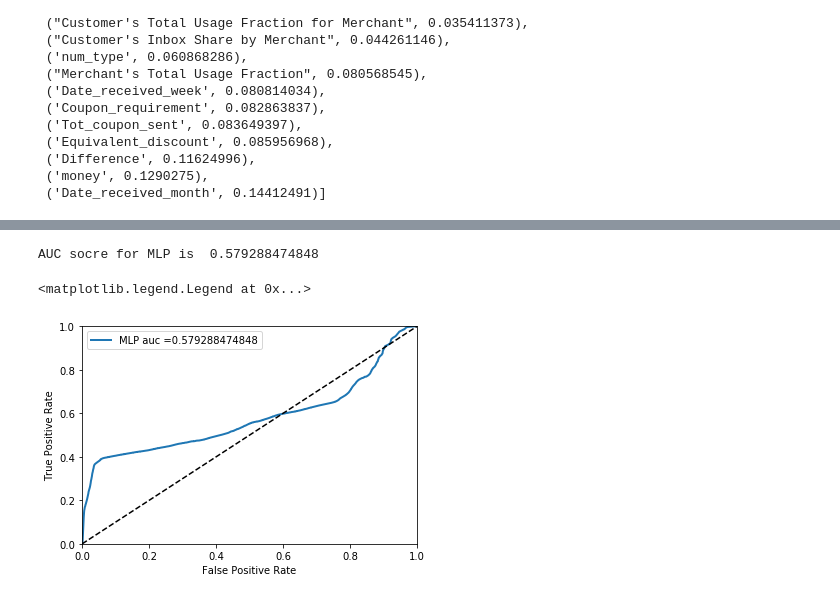
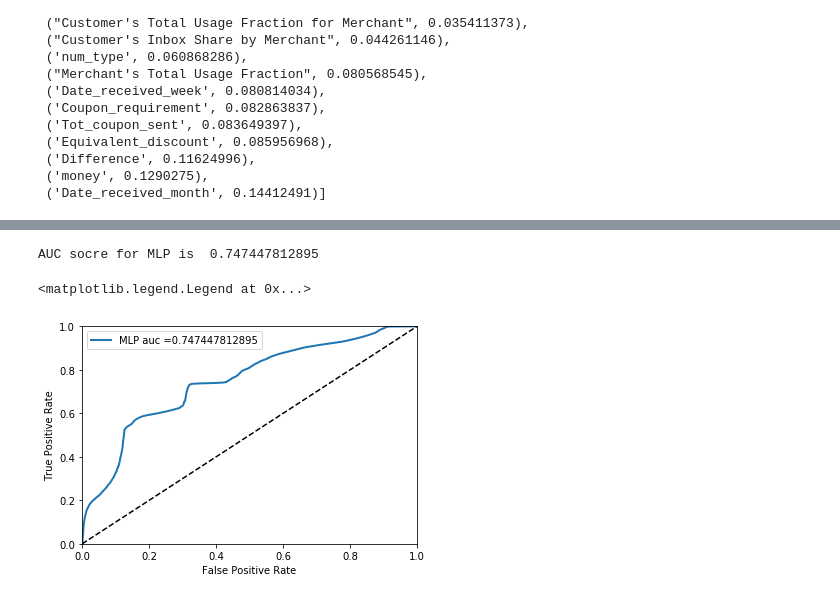
Before and after one commit to 91jackcheng/APM_project, a Jupyter notebook: Model_used.ipynb, the cells around one changed output, grey strips where cells are left out. Cells and saved outputs as stored; diff of their text form; code cells hidden in the pictures.

```diff
--- a/Model_used.ipynb
+++ b/Model_used.ipynb
@@ -241,0 +244,16 @@ mlp = MLPClassifier(hidden_layer_sizes=(10,10,10,8,8,5), activation='relu', solv
+# %%
+
+mlp1 = MLPClassifier(hidden_layer_sizes=(25,25,25,25,25,15), random_state=10, activation='tanh', solver='sgd', learning_rate='adaptive',
+                    batch_size=1000, learning_rate_init=0.05,momentum=0.7, nesterovs_momentum=True)
+MLP_model1=mlp1.fit(sX_train,y_train)
+score3=MLP_model1.predict_proba(sX_test)
+score_NN1=[]
+for i in score3:
+    score_NN1.append(i[1])
+fpr, tpr, thresholds = roc_curve(y_test, score_NN1)
+auc = roc_auc_score(y_test, score_NN1)
+plot_roc_curve(fpr, tpr, 'MLP auc =', auc)
+print 'AUC socre for MLP is ', str(auc)
+plt.legend(loc=0)
+y_pred1 = MLP_model1.predict(sX_test)
+metrics.accuracy_score(y_test,y_pred1)
@@ -241,0 +264,20 @@ mlp = MLPClassifier(hidden_layer_sizes=(10,10,10,8,8,5), activation='relu', solv
+# %%
+Scaler = StandardScaler()
+sX_train = Scaler.fit_transform(X_train)
+sX_train = DataFrame(sX_train)
+sX_test = Scaler.transform(X_test)
+sX_test = DataFrame(sX_test)
+mlp = MLPClassifier(hidden_layer_sizes=(30,30,30,30,30,20), activation='tanh', solver='sgd', learning_rate='adaptive',
+                    batch_size=1000, learning_rate_init=0.05,momentum=0.7, nesterovs_momentum=True)
+MLP_model=mlp.fit(sX_train,y_train)
+score2=MLP_model.predict_proba(sX_test)
+score_NN=[]
+for i in score2:
+    score_NN.append(i[1])
+fpr, tpr, thresholds = roc_curve(y_test, score_NN)
+auc = roc_auc_score(y_test, score_NN)
+plot_roc_curve(fpr, tpr, 'MLP auc =', auc)
+print 'AUC socre for MLP is ', str(auc)
+plt.legend(loc=0)
+y_pred = MLP_model.predict(sX_test)
+metrics.accuracy_score(y_test,y_pred)
@@ -242,17 +288,17 @@ mlp = MLPClassifier(hidden_layer_sizes=(10,10,10,8,8,5), activation='relu', solv
 # %%
-MLP_model=mlp.fit(sX_train1,y_train1)
+MLP_model=mlp.fit(sX_train,y_train)
 # %%
-score2=MLP_model.predict_proba(sX_test1)
+score2=MLP_model.predict_proba(sX_test)
 score_NN=[]
 for i in score2:
     score_NN.append(i[1])
 # %%
-fpr, tpr, thresholds = roc_curve(y_test1, score_NN)
-auc = roc_auc_score(y_test1, score_NN)
+fpr, tpr, thresholds = roc_curve(y_test, score_NN)
+auc = roc_auc_score(y_test, score_NN)
 plot_roc_curve(fpr, tpr, 'MLP auc =', auc)
 print 'AUC socre for MLP is ', str(auc)
 plt.legend(loc=0)
 # %% [output]
-AUC socre for MLP is  0.579288474848
+AUC socre for MLP is  0.747447812895
 <matplotlib.legend.Legend at 0x...>
-[figure, old version]
+[figure, new version]
```
Also changed, not shown: parts of 35 cells of this notebook.
